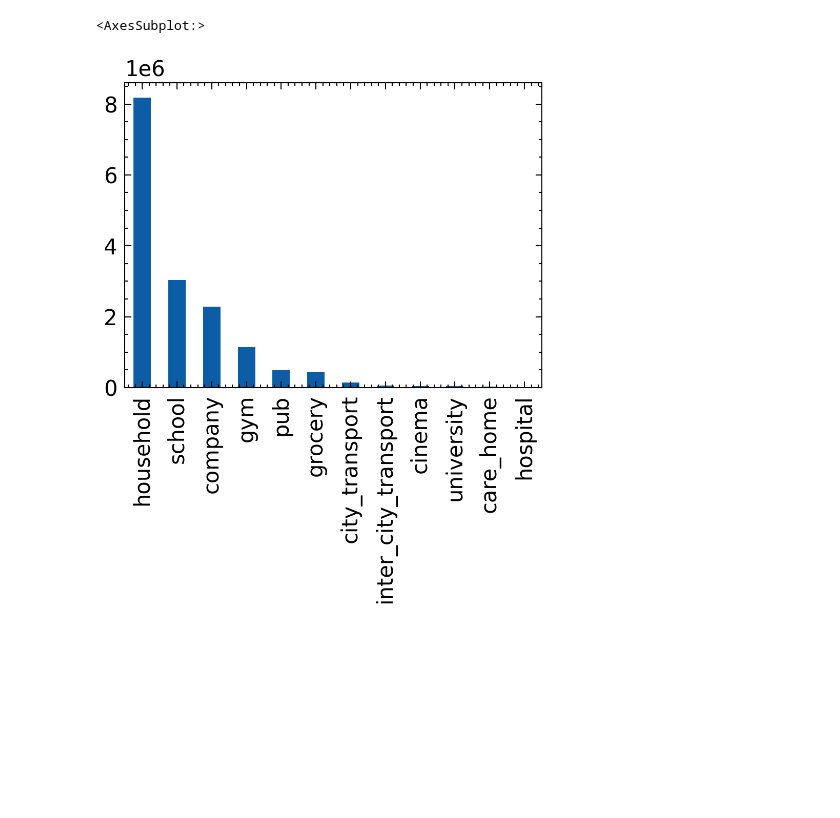
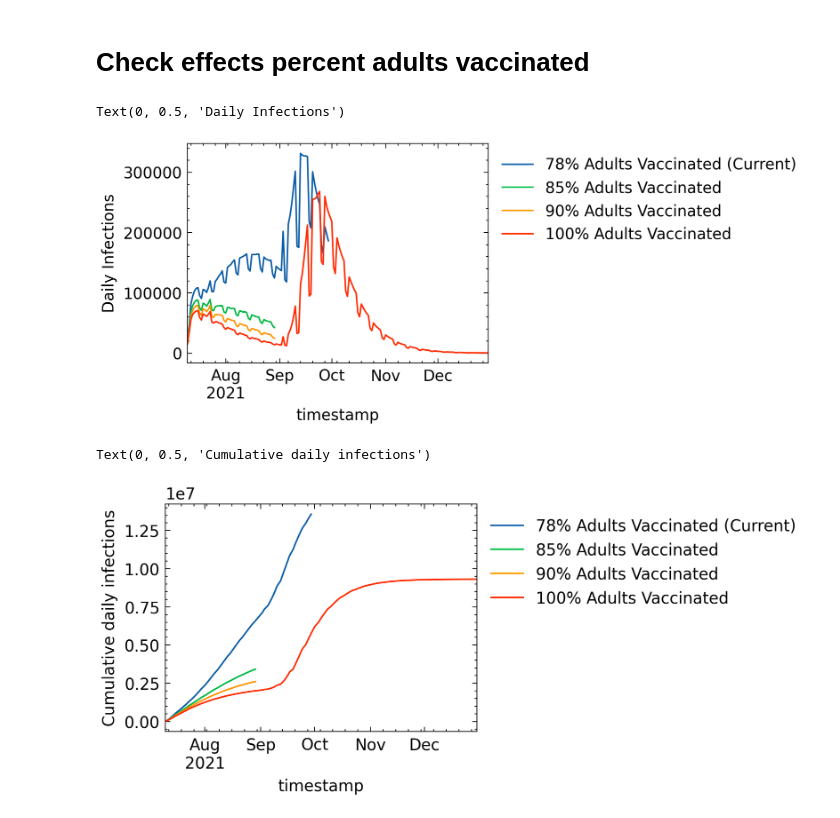
Before and after one commit to IDAS-Durham/june_vaccines, a Jupyter notebook: june_vaccines/baseline_runs/analyse_baseline_runs.ipynb, the cells around one changed output. Saved outputs shown, nothing was run; the diff lists cells and outputs as text; code cells hidden in the pictures; blank space fills up the shorter version.

```diff
--- a/june_vaccines/baseline_runs/analyse_baseline_runs.ipynb
+++ b/june_vaccines/baseline_runs/analyse_baseline_runs.ipynb
@@ -118,5 +106,29 @@ teen_infections_df['location_specs'].value_counts().plot.bar()
-# %%
-infections_df['location_specs'].value_counts().plot.bar()
-# %% [output]
-<AxesSubplot:>
-[figure, removed]
+# %% [markdown]
+# Check effects percent adults vaccinated
+# %%
+labels= [
+        '78% Adults Vaccinated (Current)',
+        #'80% Adults Vaccinated',
+        '85% Adults Vaccinated',
+        '90% Adults Vaccinated',
+        '100% Adults Vaccinated',
+]
+# %%
+for run, df in enumerate([infections_dfs[0]] + infections_dfs[-3:]):
+    df.groupby('timestamp').size().plot(label=labels[run])
+plt.legend()
+plt.legend(bbox_to_anchor=(1,1))
+plt.ylabel('Daily Infections')
+# %% [output]
+Text(0, 0.5, 'Daily Infections')
+[figure, added]
+# %%
+for run, df in enumerate([infections_dfs[0]] + infections_dfs[-3:]):
+    df.groupby('timestamp').size().cumsum().plot(label=labels[run])
+plt.legend()
+plt.legend(bbox_to_anchor=(1,1))
+plt.ylabel('Daily Infections')
+plt.ylabel('Cumulative daily infections')
+# %% [output]
+Text(0, 0.5, 'Cumulative daily infections')
+[figure, added]
```
Also changed, not shown: parts of 32 cells of this notebook, 7 other files.
